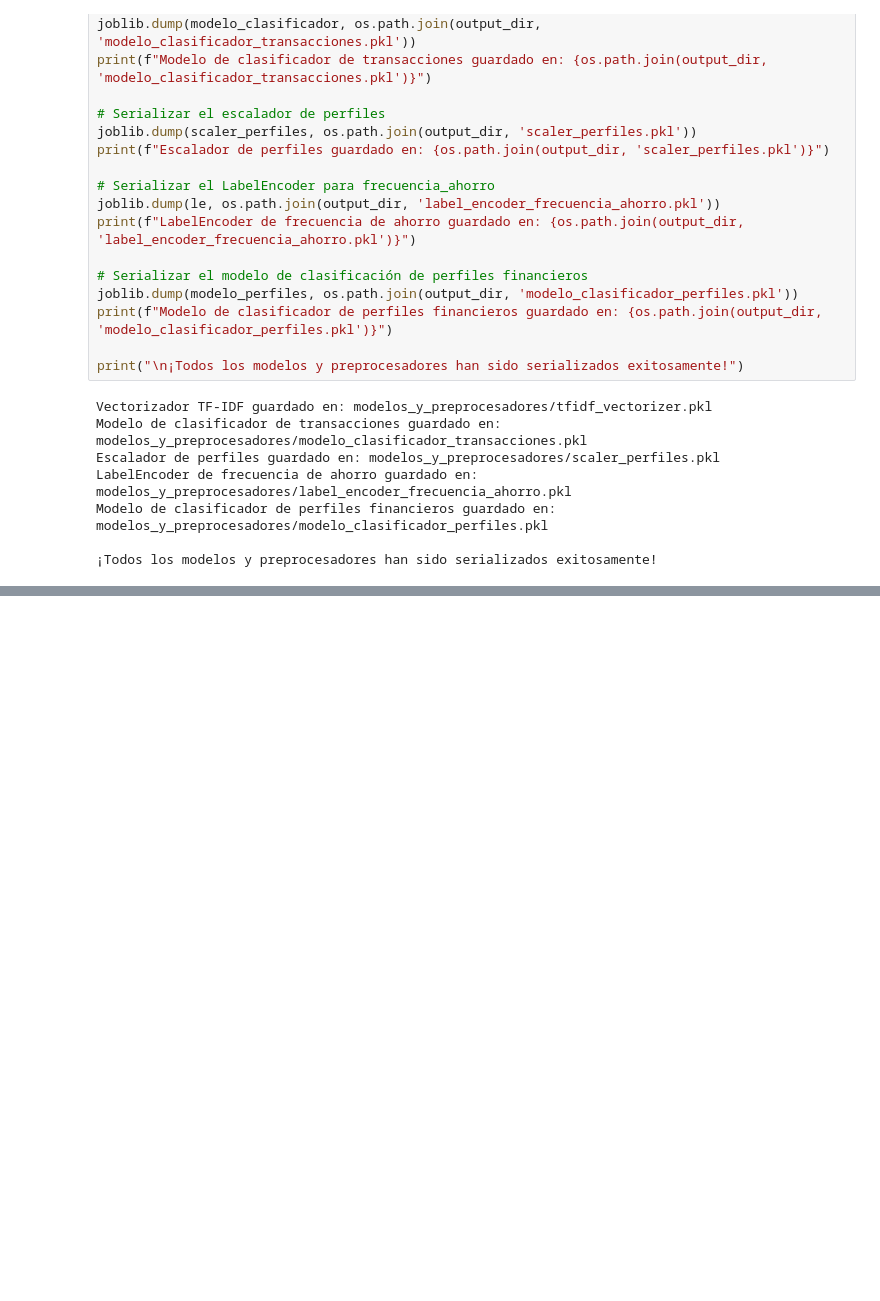
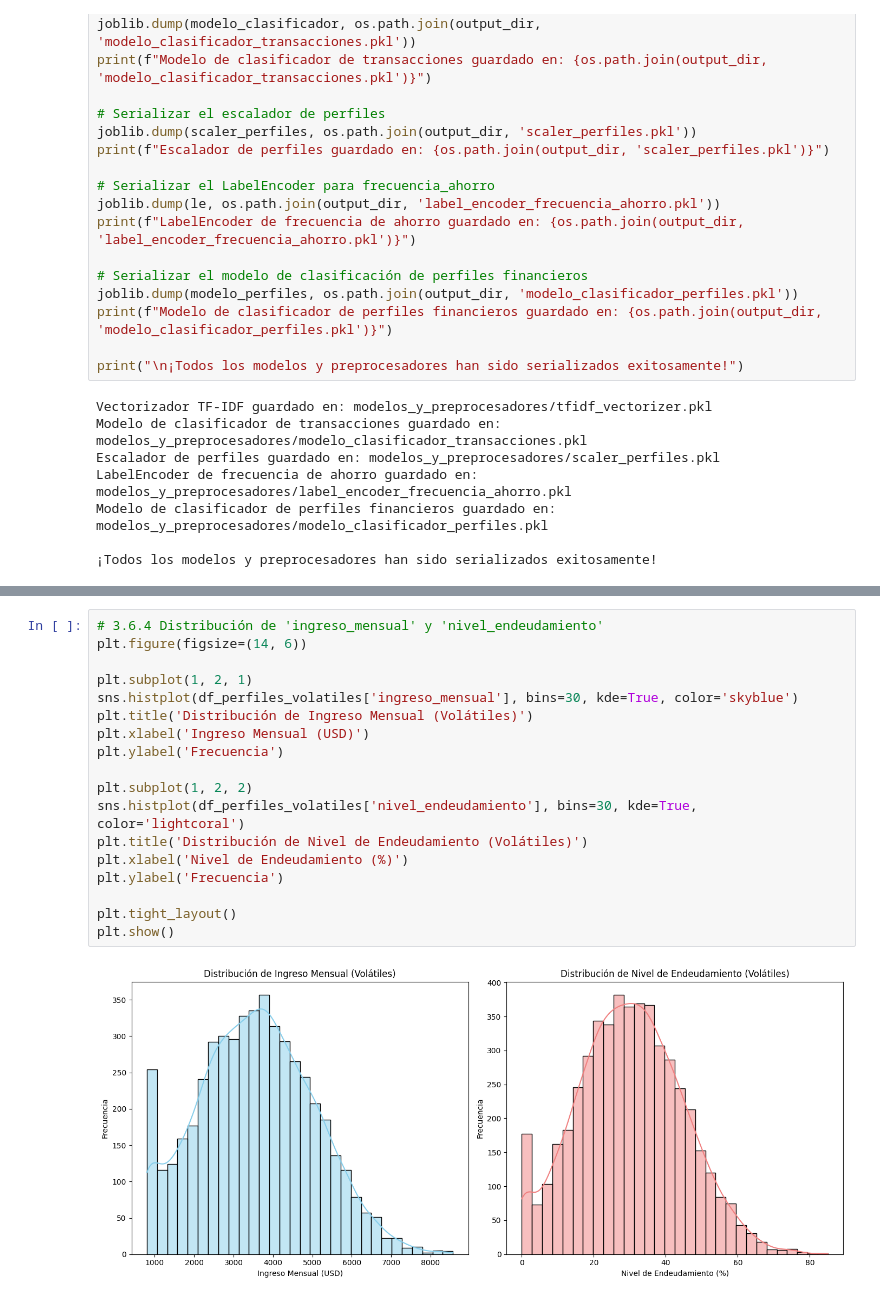
Before and after one commit to No-Country-simulation/G9-LATAM-Team-59, a Jupyter notebook: python/analisis_datos.ipynb, the cells around one changed output, grey strips where cells are left out. Drawn from its saved outputs; the diff is of its cells as text; blank space fills up the shorter version.

```diff
--- a/python/analisis_datos.ipynb
+++ b/python/analisis_datos.ipynb
@@ -1716,0 +1939,20 @@ Modelo de clasificador de perfiles financieros guardado en: modelos_y_preprocesa
+# %%
+# 3.6.4 Distribución de 'ingreso_mensual' y 'nivel_endeudamiento'
+plt.figure(figsize=(14, 6))
+
+plt.subplot(1, 2, 1)
+sns.histplot(df_perfiles_volatiles['ingreso_mensual'], bins=30, kde=True, color='skyblue')
+plt.title('Distribución de Ingreso Mensual (Volátiles)')
+plt.xlabel('Ingreso Mensual (USD)')
+plt.ylabel('Frecuencia')
+
+plt.subplot(1, 2, 2)
+sns.histplot(df_perfiles_volatiles['nivel_endeudamiento'], bins=30, kde=True, color='lightcoral')
+plt.title('Distribución de Nivel de Endeudamiento (Volátiles)')
+plt.xlabel('Nivel de Endeudamiento (%)')
+plt.ylabel('Frecuencia')
+
+plt.tight_layout()
+plt.show()
+# %% [output]
+[figure, added]
```
Also changed, not shown: parts of 15 cells of this notebook.
